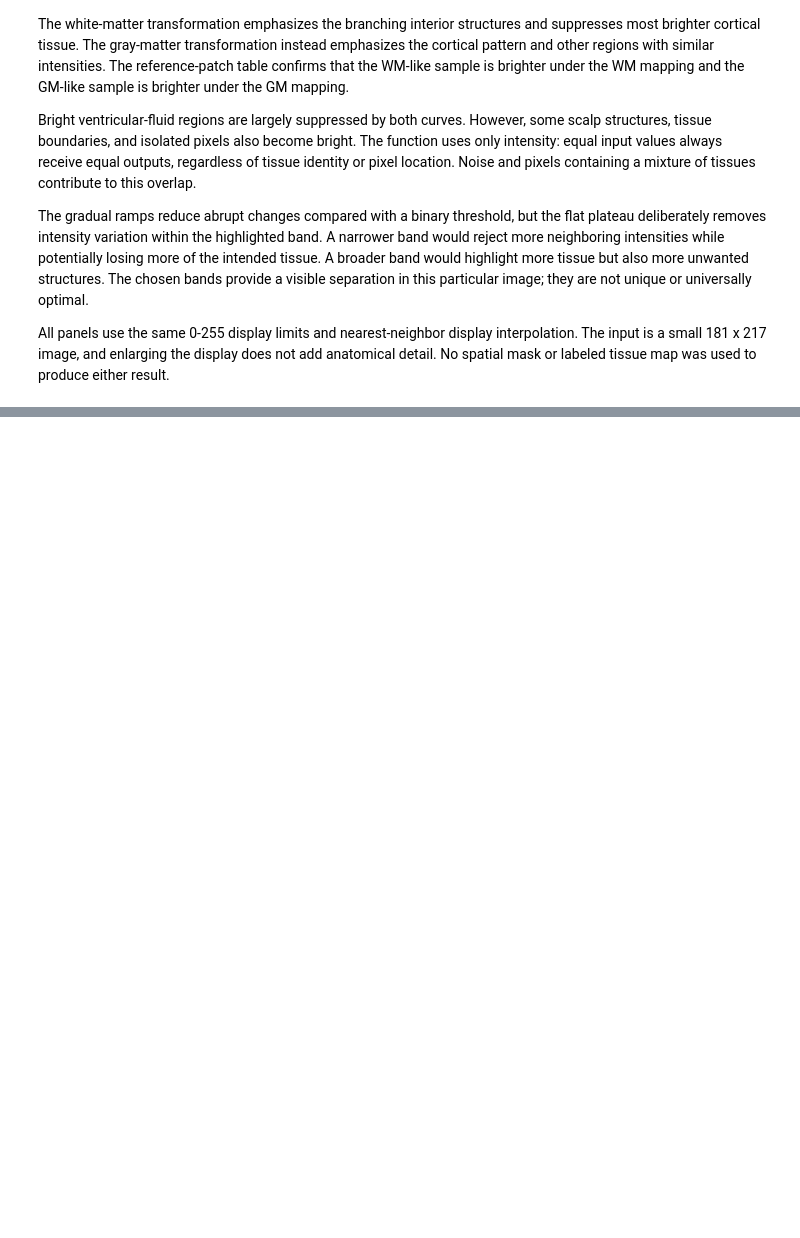
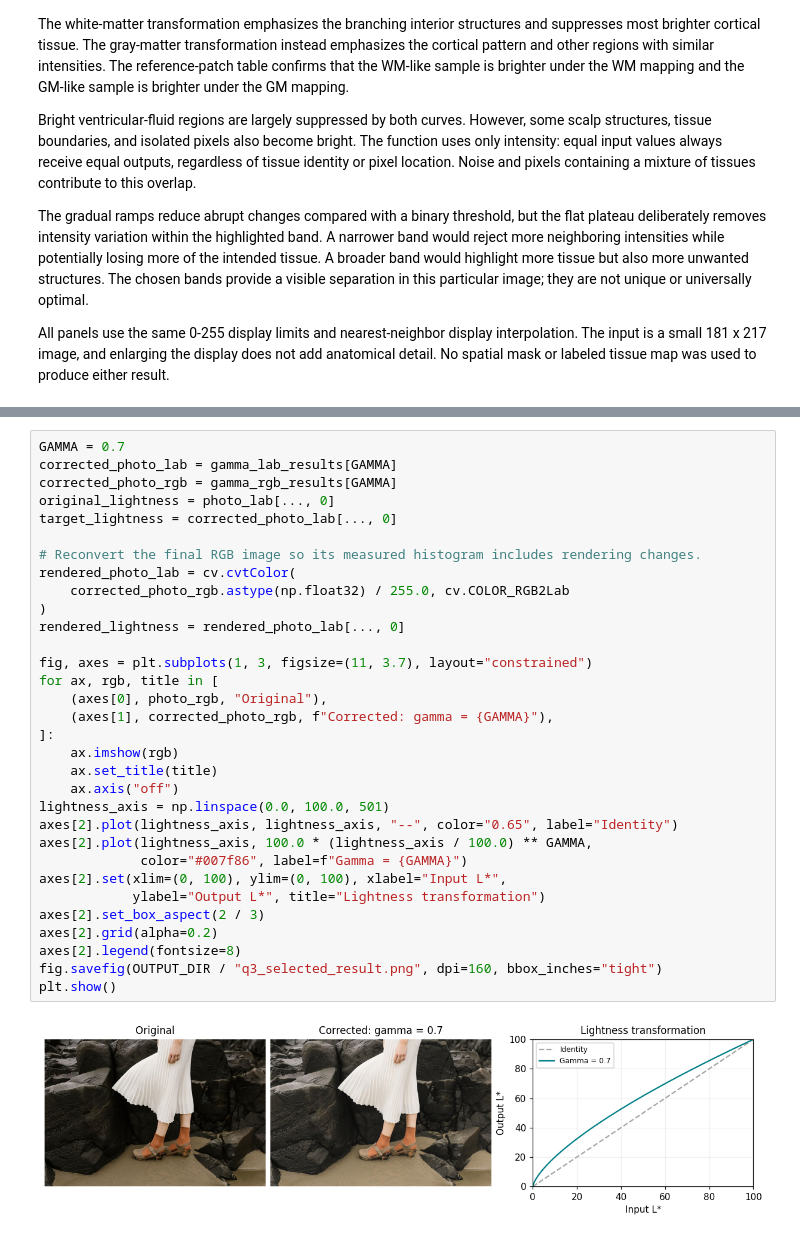
Before and after one commit to ahesh-dilhan/en3160-assignment-01, a Jupyter notebook: assignment_01.ipynb, the cells around one changed output, grey strips where cells are left out. Cells and saved outputs as stored; diff of their text form; blank space fills up the shorter version.

```diff
--- a/assignment_01.ipynb
+++ b/assignment_01.ipynb
@@ -611,0 +712,34 @@ Questions 3-10 remain for subsequent work.
+# %%
+GAMMA = 0.7
+corrected_photo_lab = gamma_lab_results[GAMMA]
+corrected_photo_rgb = gamma_rgb_results[GAMMA]
+original_lightness = photo_lab[..., 0]
+target_lightness = corrected_photo_lab[..., 0]
+
+# Reconvert the final RGB image so its measured histogram includes rendering changes.
+rendered_photo_lab = cv.cvtColor(
+    corrected_photo_rgb.astype(np.float32) / 255.0, cv.COLOR_RGB2Lab
+)
+rendered_lightness = rendered_photo_lab[..., 0]
+
+fig, axes = plt.subplots(1, 3, figsize=(11, 3.7), layout="constrained")
+for ax, rgb, title in [
+    (axes[0], photo_rgb, "Original"),
+    (axes[1], corrected_photo_rgb, f"Corrected: gamma = {GAMMA}"),
+]:
+    ax.imshow(rgb)
+    ax.set_title(title)
+    ax.axis("off")
+lightness_axis = np.linspace(0.0, 100.0, 501)
+axes[2].plot(lightness_axis, lightness_axis, "--", color="0.65", label="Identity")
+axes[2].plot(lightness_axis, 100.0 * (lightness_axis / 100.0) ** GAMMA,
+             color="#007f86", label=f"Gamma = {GAMMA}")
+axes[2].set(xlim=(0, 100), ylim=(0, 100), xlabel="Input L*",
+            ylabel="Output L*", title="Lightness transformation")
+axes[2].set_box_aspect(2 / 3)
+axes[2].grid(alpha=0.2)
+axes[2].legend(fontsize=8)
+fig.savefig(OUTPUT_DIR / "q3_selected_result.png", dpi=160, bbox_inches="tight")
+plt.show()
+# %% [output]
+[figure, added]
```
Also changed, not shown: parts of 14 cells of this notebook, 3 other files.
